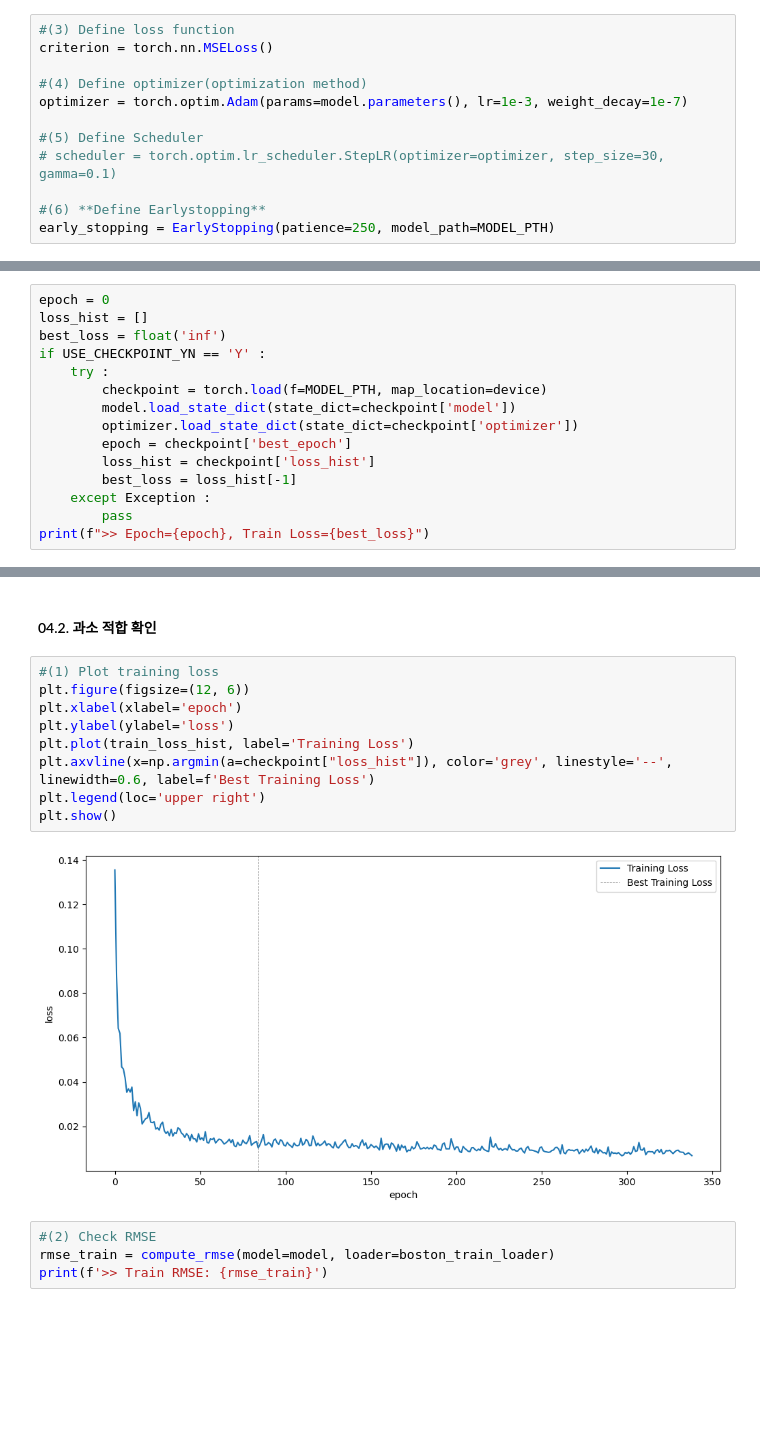
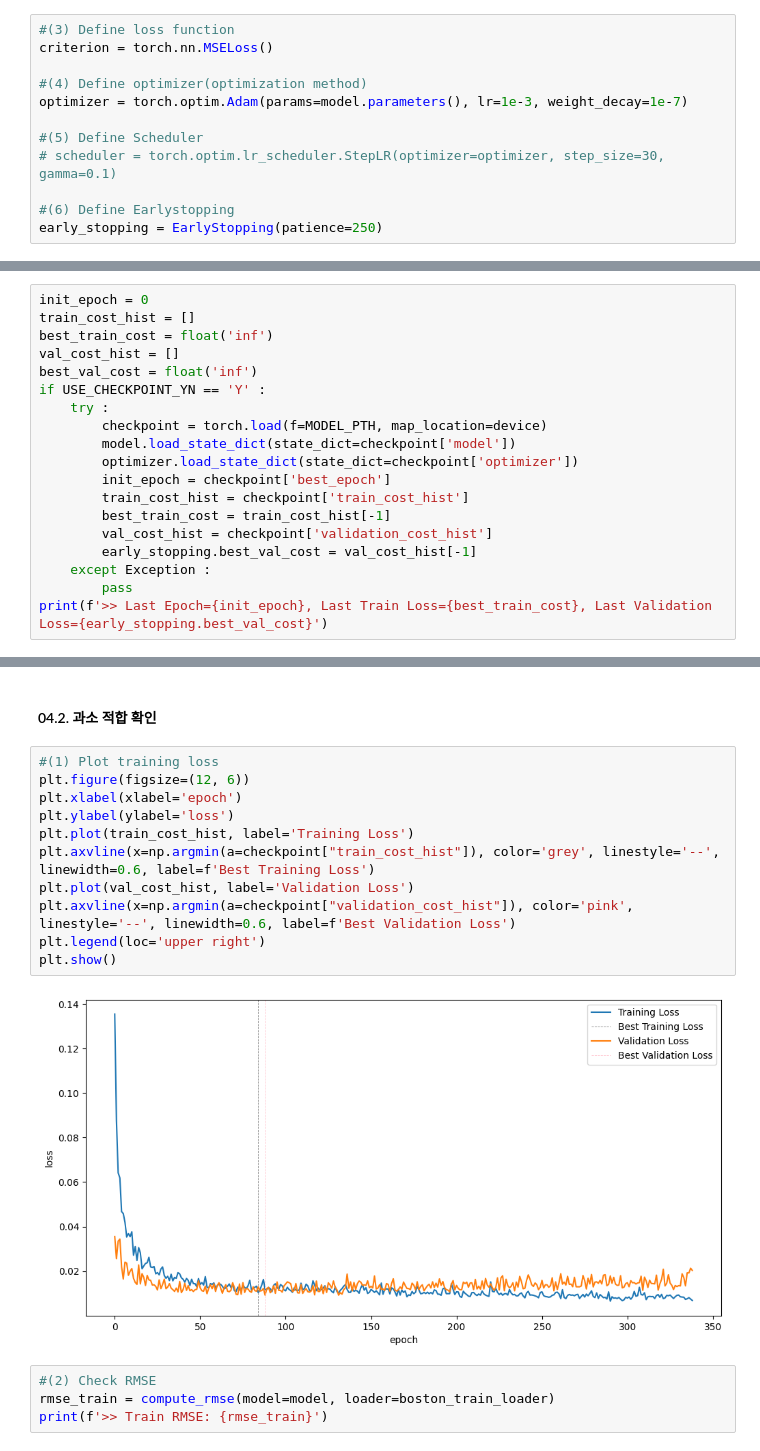
Before and after one commit to sang-he0n/DEEP_LEARNING-practice, a Jupyter notebook: script/CH02. Deep Neural Networks/02.2.2. Tr. Utilitiy - Early Stopping.ipynb, the cells around one changed output, grey strips where cells are left out. Drawn from its saved outputs; the diff is of its cells as text; blank space fills up the shorter version.

```diff
--- a/script/CH02. Deep Neural Networks/02.2.2. Tr. Utilitiy - Early Stopping.ipynb
+++ b/script/CH02. Deep Neural Networks/02.2.2. Tr. Utilitiy - Early Stopping.ipynb
@@ -212,23 +202,27 @@ optimizer = torch.optim.Adam(params=model.parameters(), lr=1e-3, weight_decay=1e
 #(5) Define Scheduler
 # scheduler = torch.optim.lr_scheduler.StepLR(optimizer=optimizer, step_size=30, gamma=0.1)
 
-#(6) **Define Earlystopping**
-early_stopping = EarlyStopping(patience=250, model_path=MODEL_PTH)
+#(6) Define Earlystopping
+early_stopping = EarlyStopping(patience=250)
 # %% [markdown]
 #### 03.3. **모델 체크포인트 로드**
 # %%
-epoch = 0
-loss_hist = []
-best_loss = float('inf')
+init_epoch = 0
+train_cost_hist = []
+best_train_cost = float('inf')
+val_cost_hist = []
+best_val_cost = float('inf')
 if USE_CHECKPOINT_YN == 'Y' :
     try :
         checkpoint = torch.load(f=MODEL_PTH, map_location=device)
         model.load_state_dict(state_dict=checkpoint['model'])
         optimizer.load_state_dict(state_dict=checkpoint['optimizer'])
-        epoch = checkpoint['best_epoch']
-        loss_hist = checkpoint['loss_hist']
-        best_loss = loss_hist[-1]
+        init_epoch = checkpoint['best_epoch']
+        train_cost_hist = checkpoint['train_cost_hist']
+        best_train_cost = train_cost_hist[-1]
+        val_cost_hist = checkpoint['validation_cost_hist']
+        early_stopping.best_val_cost = val_cost_hist[-1]
     except Exception :
         pass
-print(f">> Epoch={epoch}, Train Loss={best_loss}")
+print(f'>> Last Epoch={init_epoch}, Last Train Loss={best_train_cost}, Last Validation Loss={early_stopping.best_val_cost}')
 # %% [output]
@@ -294,14 +306,16 @@ print(f'>> Best Epoch : {np.argmin(a=checkpoint["loss_hist"])+1}, Best Loss : {n
 # %%
 #(1) Plot training loss
 plt.figure(figsize=(12, 6))
 plt.xlabel(xlabel='epoch')
 plt.ylabel(ylabel='loss')
-plt.plot(train_loss_hist, label='Training Loss')
-plt.axvline(x=np.argmin(a=checkpoint["loss_hist"]), color='grey', linestyle='--', linewidth=0.6, label=f'Best Training Loss')
+plt.plot(train_cost_hist, label='Training Loss')
+plt.axvline(x=np.argmin(a=checkpoint["train_cost_hist"]), color='grey', linestyle='--', linewidth=0.6, label=f'Best Training Loss')
+plt.plot(val_cost_hist, label='Validation Loss')
+plt.axvline(x=np.argmin(a=checkpoint["validation_cost_hist"]), color='pink', linestyle='--', linewidth=0.6, label=f'Best Validation Loss')
 plt.legend(loc='upper right')
 plt.show()
 # %% [output]
-[figure, old version]
+[figure, new version]
 # %%
 #(2) Check RMSE
 rmse_train = compute_rmse(model=model, loader=boston_train_loader)
```
Also changed, not shown: parts of 4 cells of this notebook, 16 other files.
